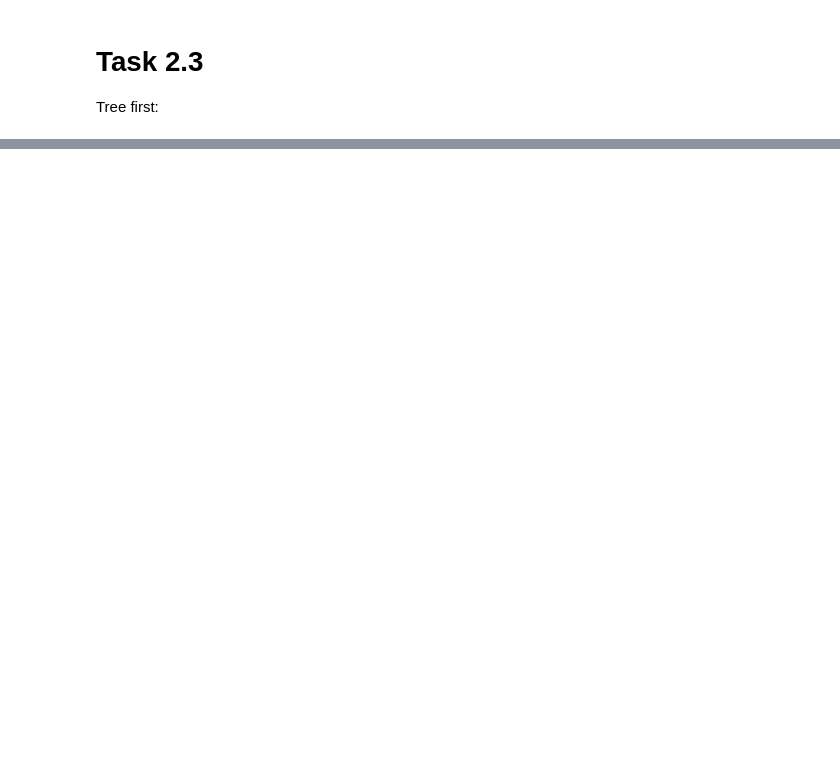
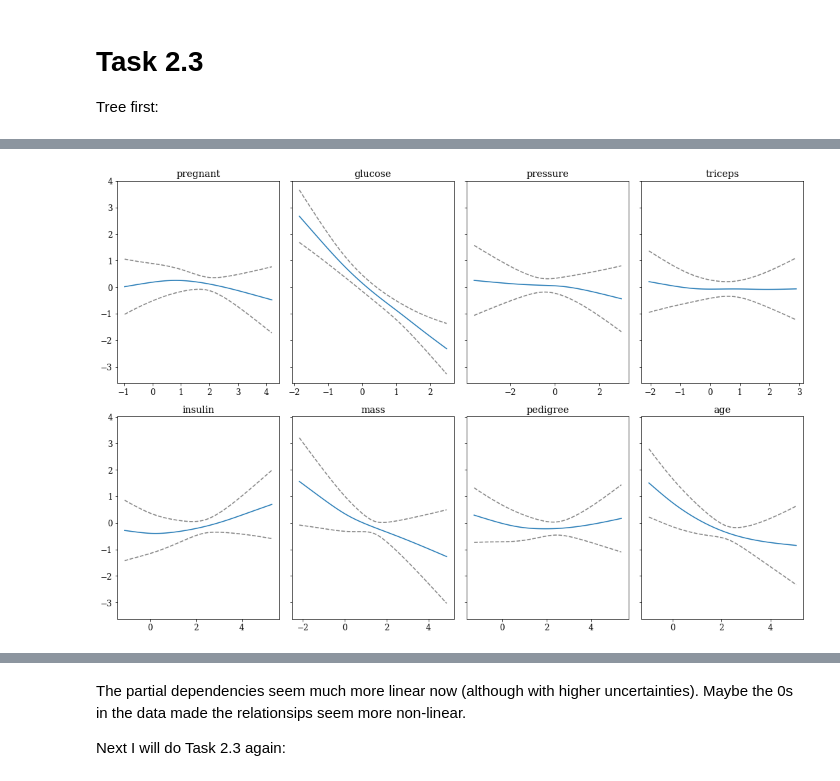
Before and after one commit to bernharl/STK-IN4300-oblig2, a Jupyter notebook: Oblig2 STK-IN Bernhard.ipynb, the cells around one changed output, grey strips where cells are left out. Cells and saved outputs as stored; diff of their text form; code cells hidden in the pictures; blank space fills up the shorter version.

```diff
--- a/Oblig2 STK-IN Bernhard.ipynb
+++ b/Oblig2 STK-IN Bernhard.ipynb
@@ -980,0 +1173,22 @@ Next up is concencus bagged trees. I expect these to perform slightly worse or e
+# %%
+splines = pygam.s(0)
+
+for i in range(1, len(X_train_3.columns)):
+    splines += pygam.s(i)
+with np.errstate(invalid="ignore", divide="ignore", over="ignore"):
+    gam_test_3 = pygam.LogisticGAM(splines).gridsearch(
+        X_train_3.values, y_train_3.values
+    )
+fig, axes = plt.subplots(2, 4, figsize=[15, 10], sharey=True)
+for i, ax in enumerate(axes.ravel()):
+    XX = gam_test_3.generate_X_grid(i)
+    pdep, confi = gam_test_3.partial_dependence(
+        term=i, X=XX, width=0.95, meshgrid=False
+    )
+    ax.plot(XX[:, i], pdep)
+    ax.plot(XX[:, i], confi[:, 0], c="grey", ls="--")
+    ax.plot(XX[:, i], confi[:, 1], c="grey", ls="--")
+    ax.set_title(X_train_3.columns.values[i])
+fig.tight_layout()
+plt.show()
+# %% [output]
@@ -980,0 +1196 @@ Next up is concencus bagged trees. I expect these to perform slightly worse or e
+[figure, added]
@@ -980,0 +1198,4 @@ Next up is concencus bagged trees. I expect these to perform slightly worse or e
+# %% [markdown]
+The partial dependencies seem much more linear now (although with higher uncertainties). Maybe the 0s in the data made the relationsips seem more non-linear.
+
+Next I will do Task 2.3 again:
```
Also changed, not shown: parts of 41 cells of this notebook, 2 other files.
